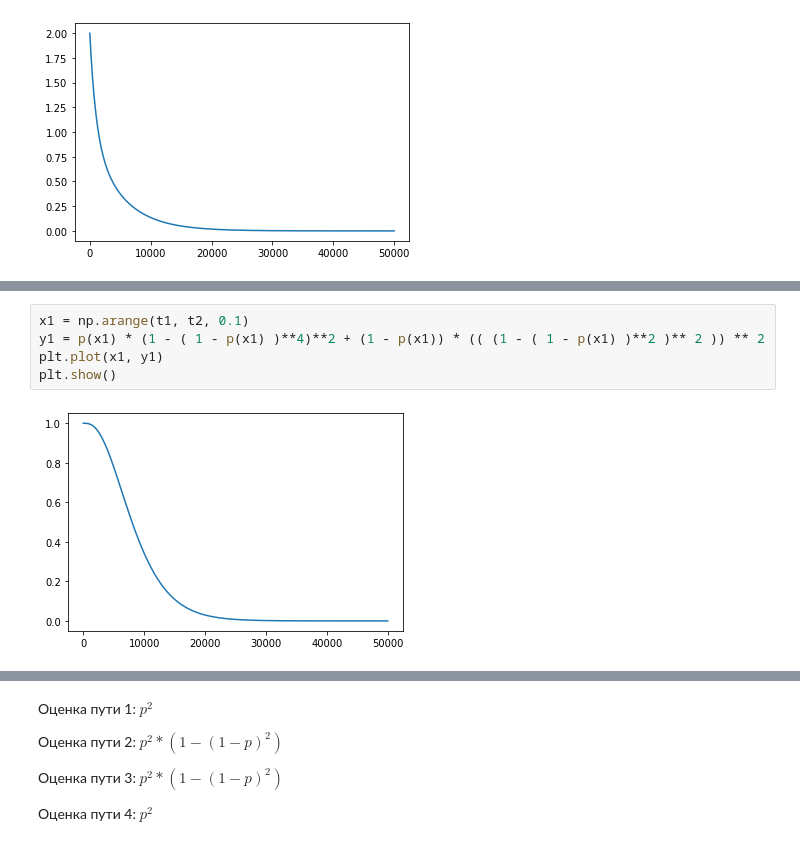
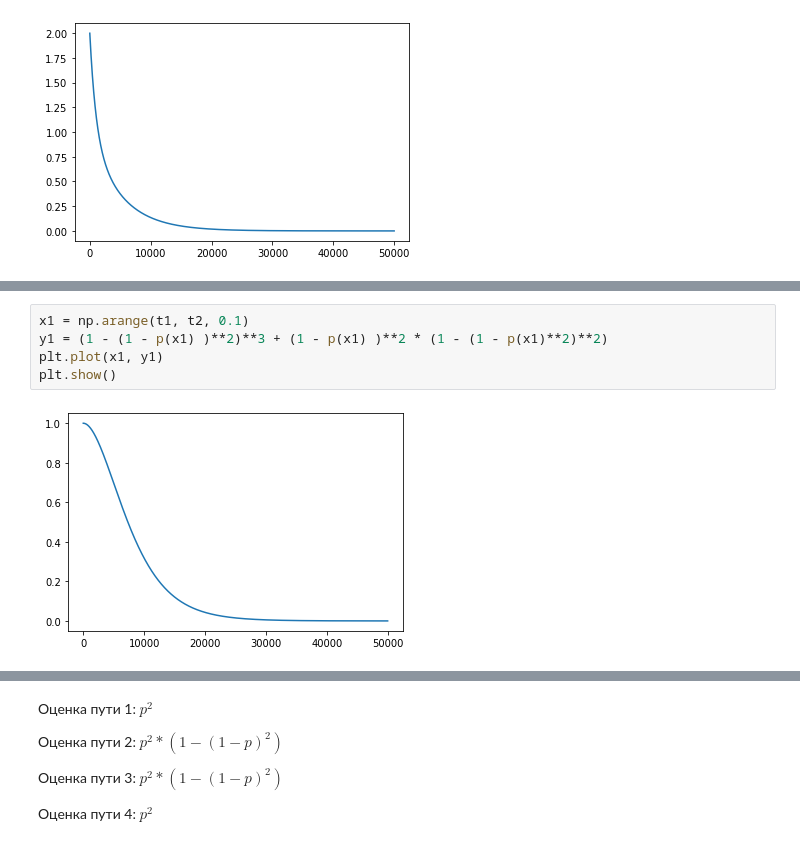
Before and after one commit to KaluginaMarina/FourthYearOfItmo, a Jupyter notebook: reliability-theory/lab1/lab1.ipynb, the cells around one changed output, grey strips where cells are left out. Drawn from its saved outputs; the diff is of its cells as text.

```diff
--- a/reliability-theory/lab1/lab1.ipynb
+++ b/reliability-theory/lab1/lab1.ipynb
@@ -131,10 +123,10 @@ $$ res = p * (1 - (1 - p)^4)^2 + (1 - p) * ( (1 - (1 - p)^2) ^ 2 )) ^ 2 $$
 # %%
 x1 = np.arange(t1, t2, 0.1)
-y1 = p(x1) * (1 - ( 1 - p(x1) )**4)**2 + (1 - p(x1)) * (( (1 - ( 1 - p(x1) )**2 )** 2 )) ** 2
+y1 = (1 - (1 - p(x1) )**2)**3 + (1 - p(x1) )**2 * (1 - (1 - p(x1)**2)**2)
 plt.plot(x1, y1)
 plt.show()
 # %% [output]
-[figure, old version]
+[figure, new version]
 # %% [markdown]
 # Метод минимальных путей
 
```
Also changed, not shown: parts of 1 cell of this notebook.
